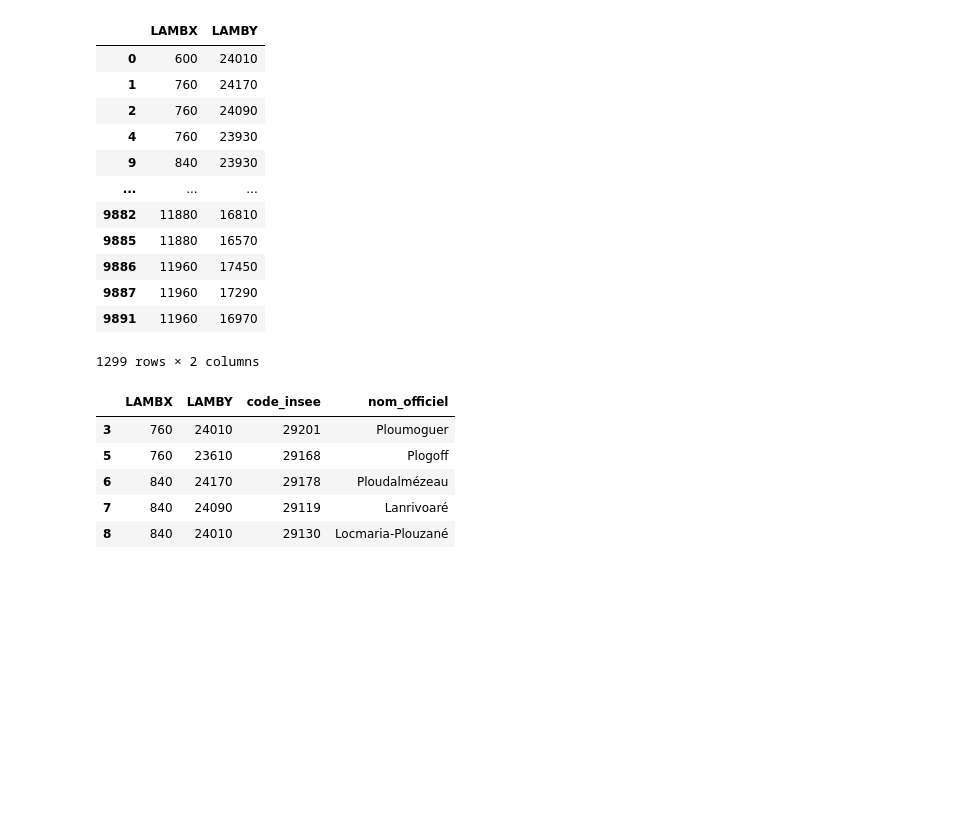
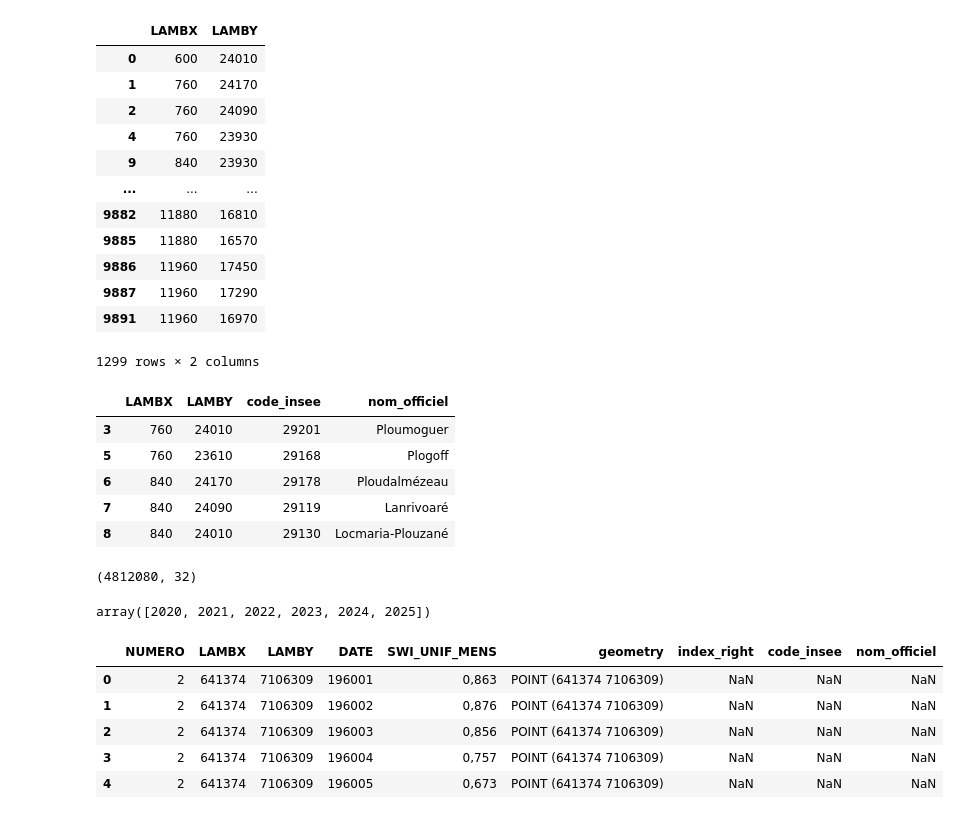
Before and after one commit to Sophie-Monsi/MACHINE-LEARNING-FOR-CLIMATE-RISK, a Jupyter notebook: Database_download.ipynb, the cells around one changed output. Cells and saved outputs as stored; diff of their text form; code cells hidden in the pictures; blank space fills up the shorter version.

```diff
--- a/Database_download.ipynb
+++ b/Database_download.ipynb
@@ -635,5 +636,49 @@ pts_communes_new.head()
 | 6 | 840 | 24170 | 29178 | Ploudalmézeau |
 | 7 | 840 | 24090 | 29119 | Lanrivoaré |
 | 8 | 840 | 24010 | 29130 | Locmaria-Plouzané |
+# %%
+import pandas as pd
+
+def join_by_coordinates(table1, table2):
+    """
+    Jointure sur (LAMBX, LAMBY) entre table1 et table2 :
+    - ajoute code_insee et nom_commune depuis table2
+    - supprime les lignes de table1 sans correspondance
+
+    table1 : DataFrame contenant LAMBX, LAMBY, + variables observées
+    table2 : DataFrame contenant LAMBX, LAMBY, code_insee, nom_commune
+    """
+    merged = table1.merge(
+        table2[["LAMBX", "LAMBY", "code_insee", "nom_officiel"]],
+        on=["LAMBX", "LAMBY"],
+        how="inner"   # garde uniquement les correspondances
+    )
+    return merged
+daily_swi_communes=join_by_coordinates(daily_swi_df, pts_communes_new)
+daily_swi_communes.shape
+# %% [output]
+(4812080, 32)
+# %%
+daily_swi_df["YEAR"].unique()
+# %% [output]
+array([2020, 2021, 2022, 2023, 2024, 2025])
 # %%
 ### Jointure des données du swi uniforme aux communes
+# %%
+gdf_pts_swi = gpd.GeoDataFrame(
+    swi_uniform_df,
+    geometry=gpd.points_from_xy(swi_uniform_df["LAMBX"], swi_uniform_df["LAMBY"]),
+    crs=2154
+)
+# --- 3) Jointure spatiale point->commune
+# nécessite shapely>=2, et une sindex (rtree/pygeos) pour la perf
+swi_communes = gpd.sjoin(gdf_pts_swi, gdf_communes[["code_insee","nom_officiel","geometry"]],
+                         predicate="within", how="left")
+swi_communes.head()
+# %% [output]
+|  | NUMERO | LAMBX | LAMBY | DATE | SWI_UNIF_MENS | geometry | index_right | code_insee | nom_officiel |
+| 0 | 2 | 641374 | 7106309 | 196001 | 0,863 | POINT (641374 7106309) | NaN | NaN | NaN |
+| 1 | 2 | 641374 | 7106309 | 196002 | 0,876 | POINT (641374 7106309) | NaN | NaN | NaN |
+| 2 | 2 | 641374 | 7106309 | 196003 | 0,856 | POINT (641374 7106309) | NaN | NaN | NaN |
+| 3 | 2 | 641374 | 7106309 | 196004 | 0,757 | POINT (641374 7106309) | NaN | NaN | NaN |
+| 4 | 2 | 641374 | 7106309 | 196005 | 0,673 | POINT (641374 7106309) | NaN | NaN | NaN |
```
Also changed, not shown: parts of 13 cells of this notebook.
